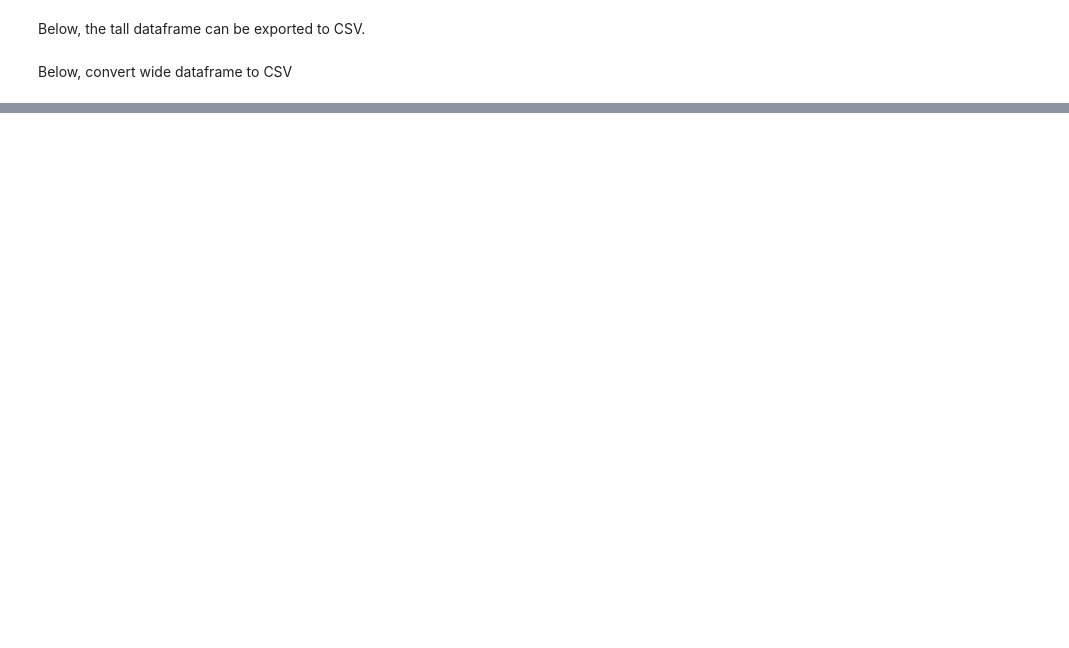
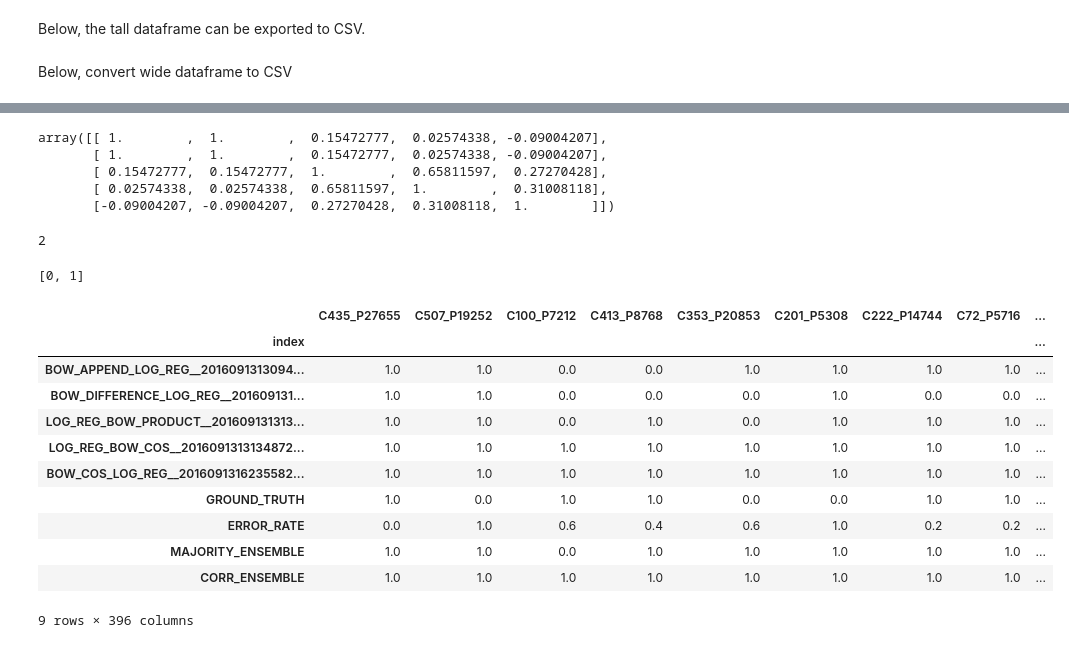
Before and after one commit to Lab41/pythia, a Jupyter notebook: src/examples/convert-mongo-to-dataframe.ipynb, the cells around one changed output, grey strips where cells are left out. Cells and saved outputs as stored; diff of their text form; code cells hidden in the pictures; blank space fills up the shorter version.

Commit message:
added ensembling to convert-mongo-to-dataframe notebook

```diff
--- a/src/examples/convert-mongo-to-dataframe.ipynb
+++ b/src/examples/convert-mongo-to-dataframe.ipynb
@@ -167,0 +329,78 @@ labeled_prediction_df.to_csv(wide_csv_output) #call to create csv
+# %%
+#Create pearson correlation matrix
+
+
+M = good_df.as_matrix()
+
+
+correlation_matrix = np.array([[pearsonr(a,b)[0] for a in M] for b in M])
+
+correlation_matrix
+# %% [output]
+array([[ 1.        ,  1.        ,  0.15472777,  0.02574338, -0.09004207],
+       [ 1.        ,  1.        ,  0.15472777,  0.02574338, -0.09004207],
+       [ 0.15472777,  0.15472777,  1.        ,  0.65811597,  0.27270428],
+       [ 0.02574338,  0.02574338,  0.65811597,  1.        ,  0.31008118],
+       [-0.09004207, -0.09004207,  0.27270428,  0.31008118,  1.        ]])
+# %%
+size_of_ensemble = input() # how many models to ensemble.  An odd number is better as there won't be ties.
+# %% [output]
+2
+# %%
+#This pics dissimilar experiments but is not doing the optimal strategy.  Instead, it takes the best model and finds the most dissimilar one and adds both to the list.  Then takes the next best and adds it and its most dissimilar to the list, and so forth.
+
+ensemble_size = 0
+row = 0
+ensemble_indices = []
+while ensemble_size < int(size_of_ensemble):
+    if row not in ensemble_indices:
+        ensemble_indices.append(row)
+        ensemble_size += 1
+        if ensemble_size == int(size_of_ensemble):
+            break
+        else:
+            continue
+        row_list = list(correlation_matrix[row])
+        for i in range(0,row_list):
+            ele = row_list.index(sorted(row_list)[i])
+            if ele not in ensemble_indices:
+                ensemble_indices.append(i)
+                ensemble_size += 1
+                break
+        row += 1
+    else:
+        row += 1
+        continue
+print(ensemble_indices)
+# %% [output]
+[0, 1]
+# %%
+#Create dataframe that only has the selected models from the anti-correlation algorithm selects
+
+ensemble_keys=[]
+for i in ensemble_indices:
+    ensemble_keys.append(good_df.index.values[i])
+subset2_df = labeled_prediction_df.ix[ensemble_keys]
+# %%
+#Run majority ensemble on the correlation-selected models and add to the label dataframe
+corrensemble_results_tmp = [1 if i > len(subset2_df)/2.0 else 0 for i in subset2_df.sum()]
+corrensemble_results = ["CORR_ENSEMBLE"]
+corrensemble_results.extend(corrensemble_results_tmp)
+corrensemble_df = pd.DataFrame(corrensemble_results_tmp).transpose()
+corrensemble_df.columns = list(labeled_prediction_df)
+corrensemble_df.index = ["CORR_ENSEMBLE"]
+labeled_prediction_df=labeled_prediction_df.append(corrensemble_df)
+labeled_prediction_df
+# %% [output]
+|  | C435_P27655 | C507_P19252 | C100_P7212 | C413_P8768 | C353_P20853 | C201_P5308 | C222_P14744 | C72_P5716 | ... |
+| index |  |  |  |  |  |  |  |  | ... |
+| BOW_APPEND_LOG_REG__2016091313094... | 1.0 | 1.0 | 0.0 | 0.0 | 1.0 | 1.0 | 1.0 | 1.0 | ... |
+| BOW_DIFFERENCE_LOG_REG__201609131... | 1.0 | 1.0 | 0.0 | 0.0 | 0.0 | 1.0 | 0.0 | 0.0 | ... |
+| LOG_REG_BOW_PRODUCT__201609131313... | 1.0 | 1.0 | 0.0 | 1.0 | 0.0 | 1.0 | 1.0 | 1.0 | ... |
+| LOG_REG_BOW_COS__2016091313134872... | 1.0 | 1.0 | 1.0 | 1.0 | 1.0 | 1.0 | 1.0 | 1.0 | ... |
+| BOW_COS_LOG_REG__2016091316235582... | 1.0 | 1.0 | 1.0 | 1.0 | 1.0 | 1.0 | 1.0 | 1.0 | ... |
+| GROUND_TRUTH | 1.0 | 0.0 | 1.0 | 1.0 | 0.0 | 0.0 | 1.0 | 1.0 | ... |
+| ERROR_RATE | 0.0 | 1.0 | 0.6 | 0.4 | 0.6 | 1.0 | 0.2 | 0.2 | ... |
+| MAJORITY_ENSEMBLE | 1.0 | 1.0 | 0.0 | 1.0 | 1.0 | 1.0 | 1.0 | 1.0 | ... |
+| CORR_ENSEMBLE | 1.0 | 1.0 | 1.0 | 1.0 | 1.0 | 1.0 | 1.0 | 1.0 | ... |
+9 rows × 396 columns
```
Also changed, not shown: parts of 31 cells of this notebook.
